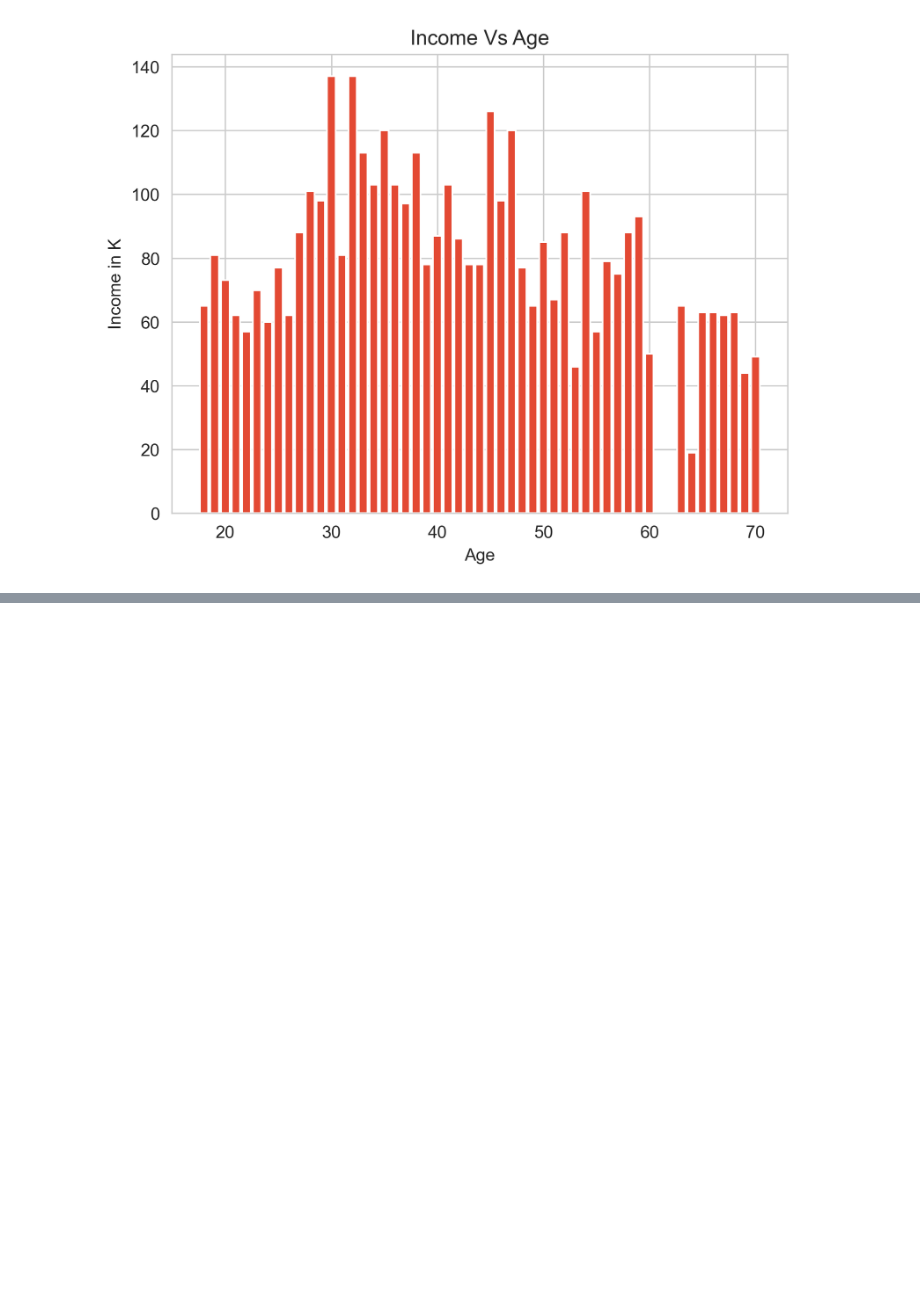
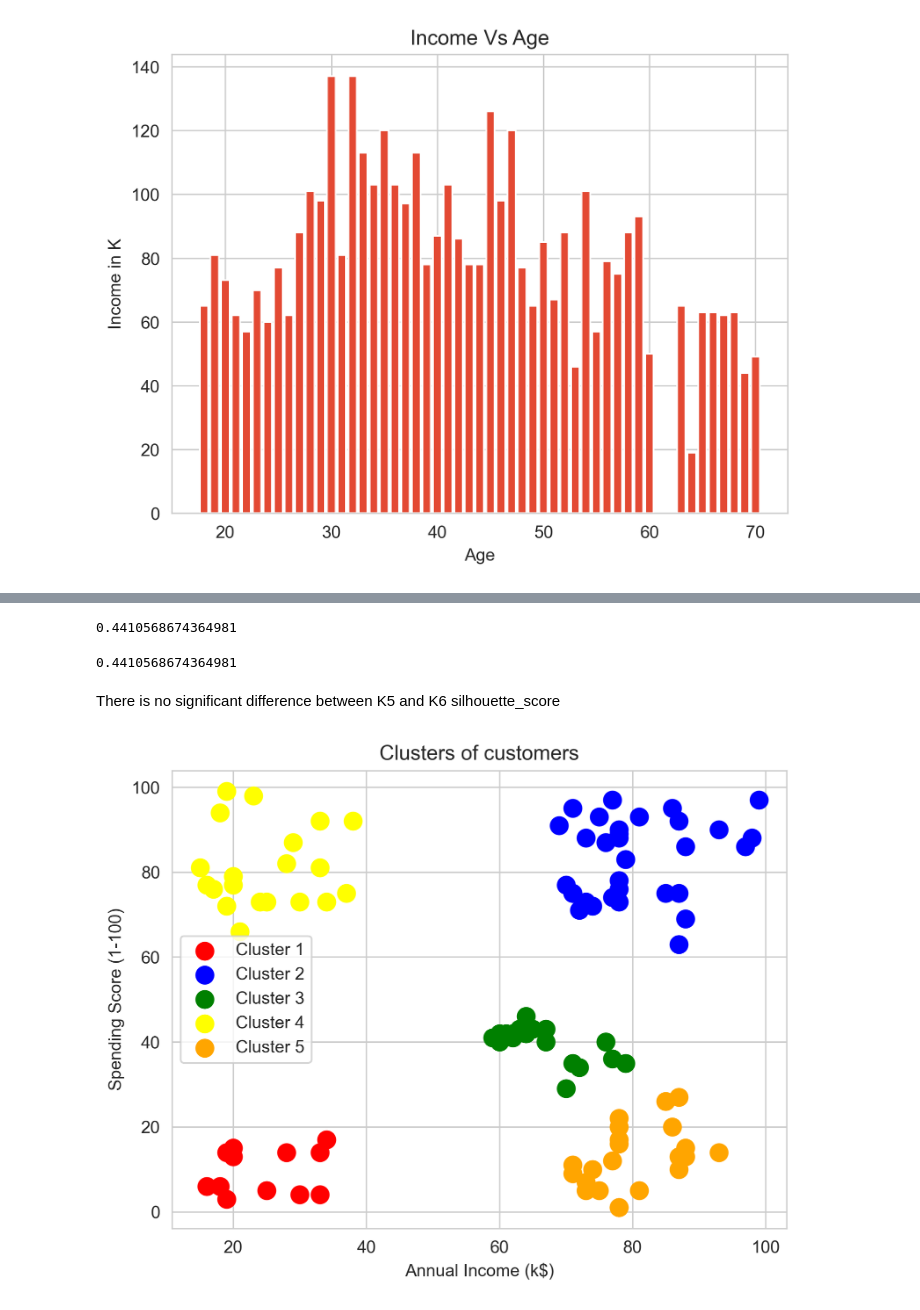
Before and after one commit to Asifdotexe/MachineLearns, a Jupyter notebook: python/Customer Clustering using K-Means.ipynb, the cells around one changed output, grey strips where cells are left out. Drawn from its saved outputs; the diff is of its cells as text; code cells hidden in the pictures; blank space fills up the shorter version.

```diff
--- a/python/Customer Clustering using K-Means.ipynb
+++ b/python/Customer Clustering using K-Means.ipynb
@@ -81,0 +127,38 @@ plt.show()
+# %%
+kmean5 = KMeans(n_clusters=5,init='k-mean++',random_state=42)
+label5 = kmeans.fit_predict(X)
+silhouette_score(X,kmeans.labels_,metric='euclidean')
+# %% [output]
+0.4410568674364981
+# %%
+kmean6 = KMeans(n_clusters=6,init='k-mean++',random_state=42)
+label6 = kmeans.fit_predict(X)
+silhouette_score(X,kmeans.labels_,metric='euclidean')
+# %% [output]
+0.4410568674364981
+# %% [markdown]
+There is no significant difference between K5 and K6 silhouette_score
+# %%
+kmean = KMeans(n_clusters=5,init='k-mean++',random_state=42)
+clusters = kmeans.fit_predict(X)
+
+df['cluster'] = clusters
+# %%
+# Plotting clusters
+colors = ['red', 'blue', 'green', 'yellow', 'orange']
+for cluster_label, color in zip(range(kmean.n_clusters),colors):
+    plt.scatter(X[df['cluster'] == cluster_label,0],
+                X[df['cluster'] == cluster_label,1],
+                s=100, c=color,
+                label=f'Cluster {cluster_label + 1}')
+
+# plt.scatter(kmeans.cluster_centers_[:, 0], kmeans.cluster_centers_[:, 1],
+#             s=100, c='black', label='Centroid')
+
+plt.title('Clusters of customers')
+plt.xlabel('Annual Income (k$)')
+plt.ylabel('Spending Score (1-100)')
+plt.legend()
+plt.show()
+# %% [output]
+[figure, added]
```
Also changed, not shown: parts of 11 cells of this notebook.
